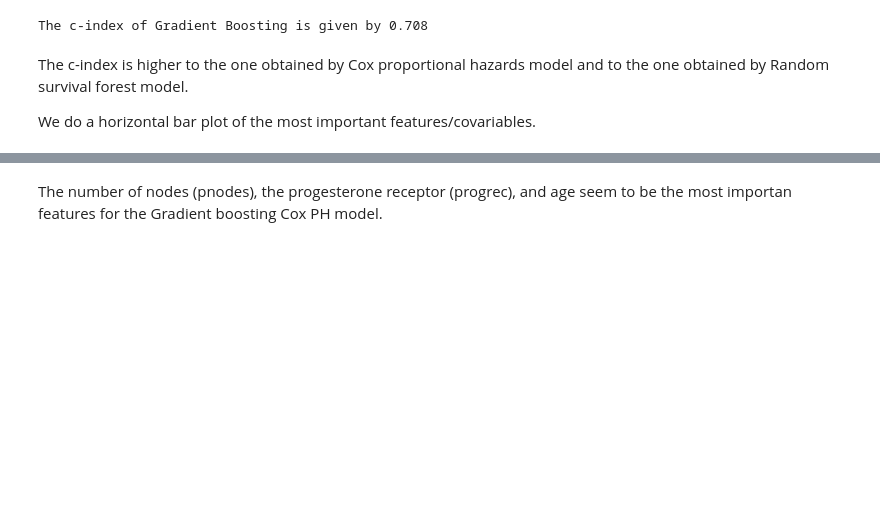
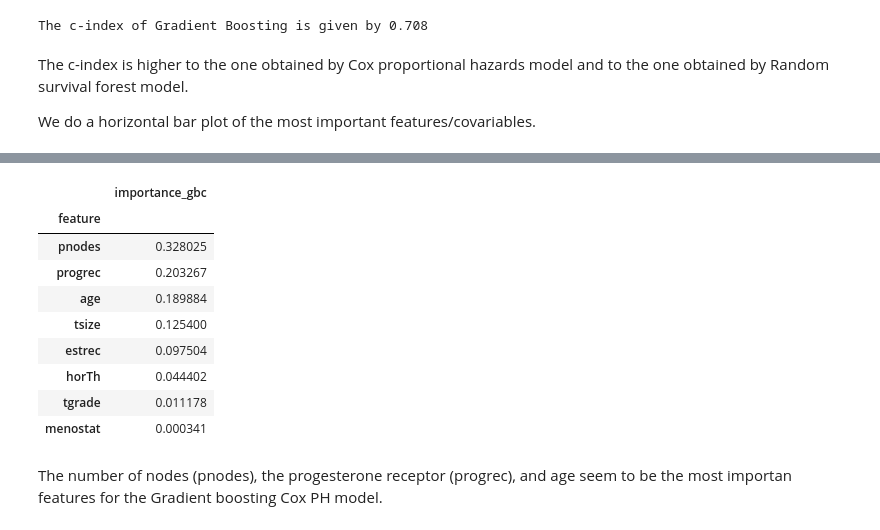
Before and after one commit to alonsosilvaallende/Survival_Analysis, a Jupyter notebook: Random_Survival_Forest_vs_Gradient_Boosting_Cox_PH_a_practical_guide.ipynb, the cells around one changed output, grey strips where cells are left out. Saved outputs shown, nothing was run; the diff lists cells and outputs as text; code cells hidden in the pictures; blank space fills up the shorter version.

```diff
--- a/Random_Survival_Forest_vs_Gradient_Boosting_Cox_PH_a_practical_guide.ipynb
+++ b/Random_Survival_Forest_vs_Gradient_Boosting_Cox_PH_a_practical_guide.ipynb
@@ -359,3 +359,16 @@ df_fi_gb.plot.barh(y='value_gb');
+# %%
+df_fi_gb.sort_values(by='importance_gbc', ascending=False)
+# %% [output]
+|  | importance_gbc |
+| feature |  |
+| pnodes | 0.328025 |
+| progrec | 0.203267 |
+| age | 0.189884 |
+| tsize | 0.125400 |
+| estrec | 0.097504 |
+| horTh | 0.044402 |
+| tgrade | 0.011178 |
+| menostat | 0.000341 |
 # %% [markdown]
 The number of nodes (pnodes), the progesterone receptor (progrec), and age seem to be the most importan features for the Gradient boosting Cox PH model.
 # %% [markdown]
```
Also changed, not shown: parts of 4 cells of this notebook.
